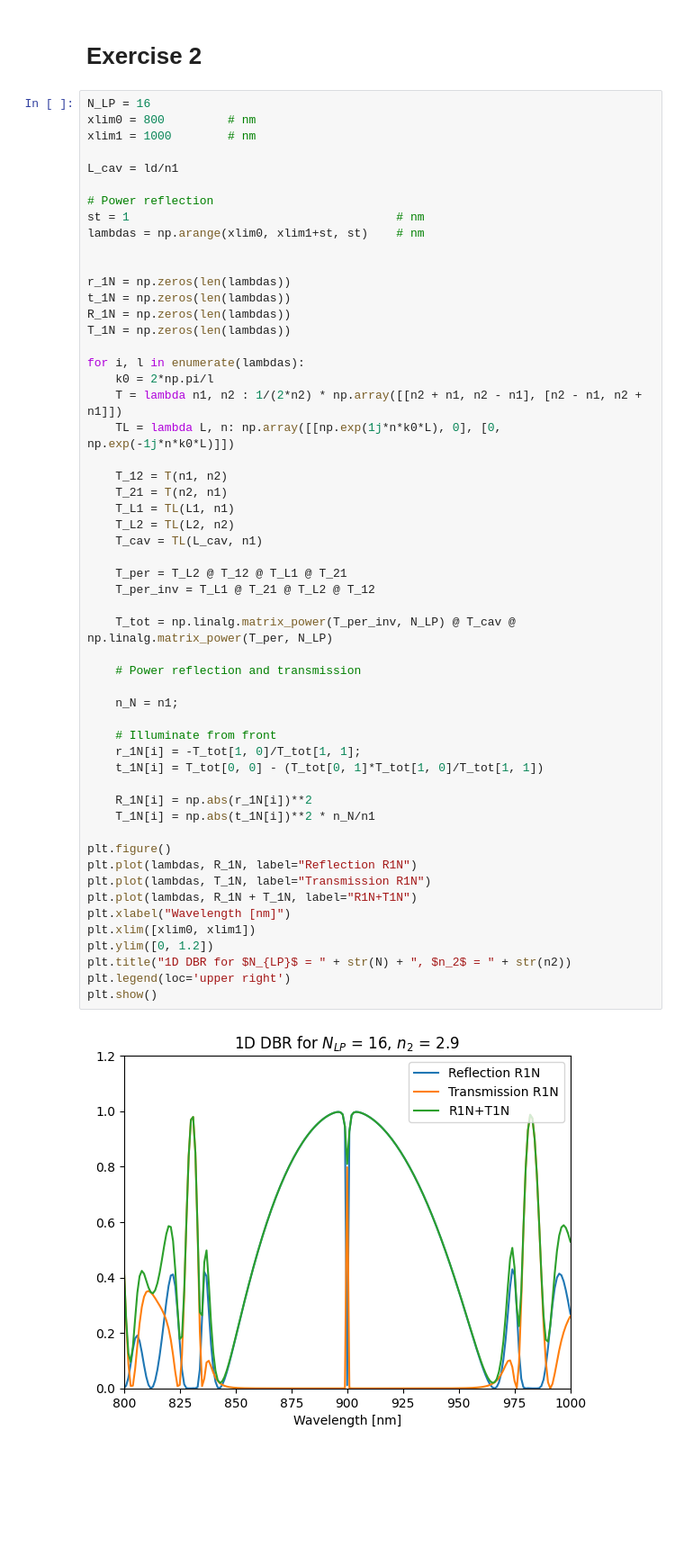
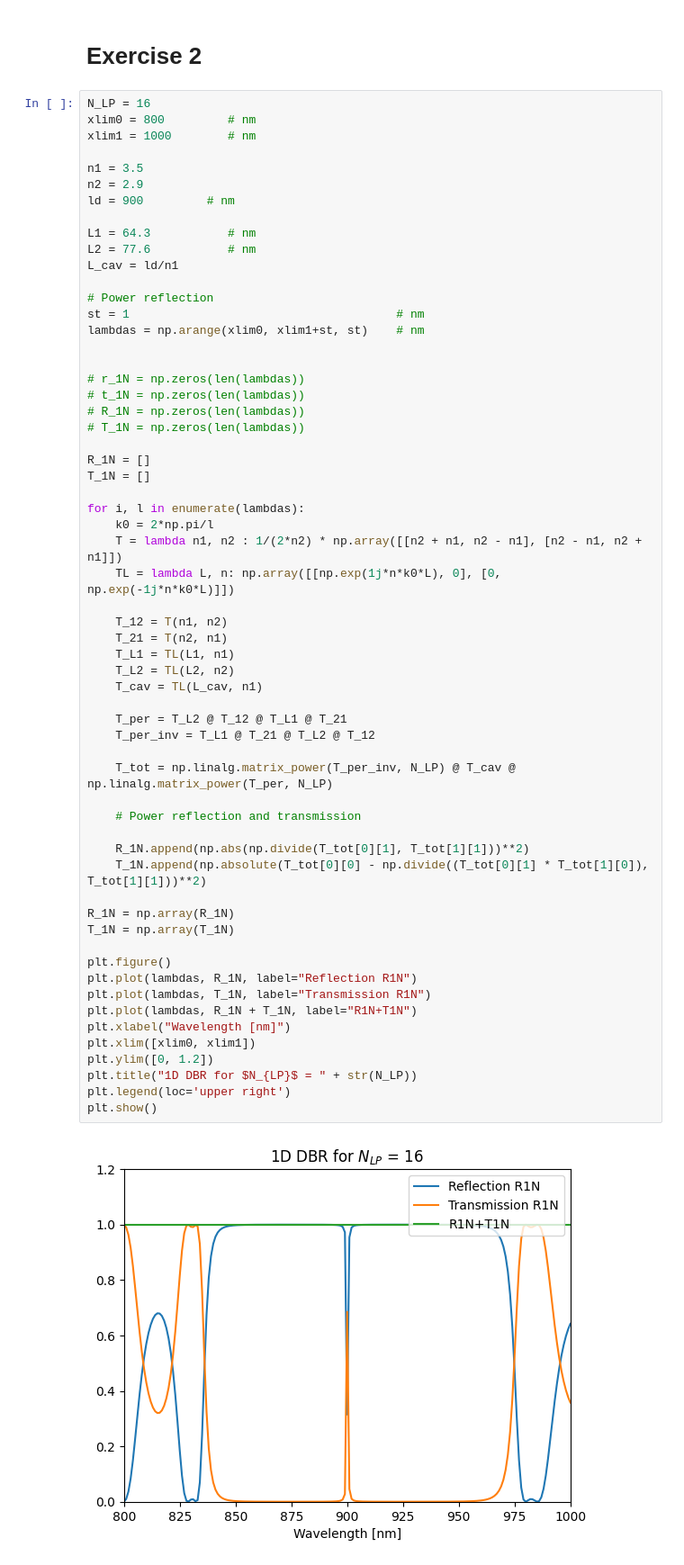
Before and after one commit to amcar-dtu/python-assignments, a Jupyter notebook: nano_opt_3.ipynb, the cells around one changed output. Shown: that part at 90% size. Saved outputs shown, nothing was run; the diff lists cells and outputs as text; blank space fills up the shorter version.

```diff
--- a/nano_opt_3.ipynb
+++ b/nano_opt_3.ipynb
@@ -282,6 +282,12 @@ N_LP = 16
 xlim0 = 800         # nm
 xlim1 = 1000        # nm
 
+n1 = 3.5
+n2 = 2.9
+ld = 900         # nm
+
+L1 = 64.3           # nm
+L2 = 77.6           # nm
 L_cav = ld/n1
 
 # Power reflection
@@ -289,47 +295,47 @@ st = 1                                      # nm
 lambdas = np.arange(xlim0, xlim1+st, st)    # nm
 
 
-r_1N = np.zeros(len(lambdas))
-t_1N = np.zeros(len(lambdas))
-R_1N = np.zeros(len(lambdas))
-T_1N = np.zeros(len(lambdas))
+# r_1N = np.zeros(len(lambdas))
+# t_1N = np.zeros(len(lambdas))
+# R_1N = np.zeros(len(lambdas))
+# T_1N = np.zeros(len(lambdas))
+
+R_1N = []
+T_1N = []
 
 for i, l in enumerate(lambdas):
     k0 = 2*np.pi/l
     T = lambda n1, n2 : 1/(2*n2) * np.array([[n2 + n1, n2 - n1], [n2 - n1, n2 + n1]])
     TL = lambda L, n: np.array([[np.exp(1j*n*k0*L), 0], [0, np.exp(-1j*n*k0*L)]])
 
     T_12 = T(n1, n2)
     T_21 = T(n2, n1)
     T_L1 = TL(L1, n1)
     T_L2 = TL(L2, n2)
     T_cav = TL(L_cav, n1)
 
     T_per = T_L2 @ T_12 @ T_L1 @ T_21
     T_per_inv = T_L1 @ T_21 @ T_L2 @ T_12
 
     T_tot = np.linalg.matrix_power(T_per_inv, N_LP) @ T_cav @ np.linalg.matrix_power(T_per, N_LP)
 
     # Power reflection and transmission
 
-    n_N = n1;
+    R_1N.append(np.abs(np.divide(T_tot[0][1], T_tot[1][1]))**2)
+    T_1N.append(np.absolute(T_tot[0][0] - np.divide((T_tot[0][1] * T_tot[1][0]), T_tot[1][1]))**2)
 
-    # Illuminate from front
-    r_1N[i] = -T_tot[1, 0]/T_tot[1, 1];
-    t_1N[i] = T_tot[0, 0] - (T_tot[0, 1]*T_tot[1, 0]/T_tot[1, 1])
-
-    R_1N[i] = np.abs(r_1N[i])**2
-    T_1N[i] = np.abs(t_1N[i])**2 * n_N/n1
+R_1N = np.array(R_1N)
+T_1N = np.array(T_1N)
 
 plt.figure()
 plt.plot(lambdas, R_1N, label="Reflection R1N")
 plt.plot(lambdas, T_1N, label="Transmission R1N")
 plt.plot(lambdas, R_1N + T_1N, label="R1N+T1N")
 plt.xlabel("Wavelength [nm]")
 plt.xlim([xlim0, xlim1])
 plt.ylim([0, 1.2])
-plt.title("1D DBR for $N_{LP}$ = " + str(N) + ", $n_2$ = " + str(n2))
+plt.title("1D DBR for $N_{LP}$ = " + str(N_LP))
 plt.legend(loc='upper right')
 plt.show()
 # %% [output]
-[figure, old version]
+[figure, new version]
```
Also changed, not shown: parts of 3 cells of this notebook, 1 other file.
